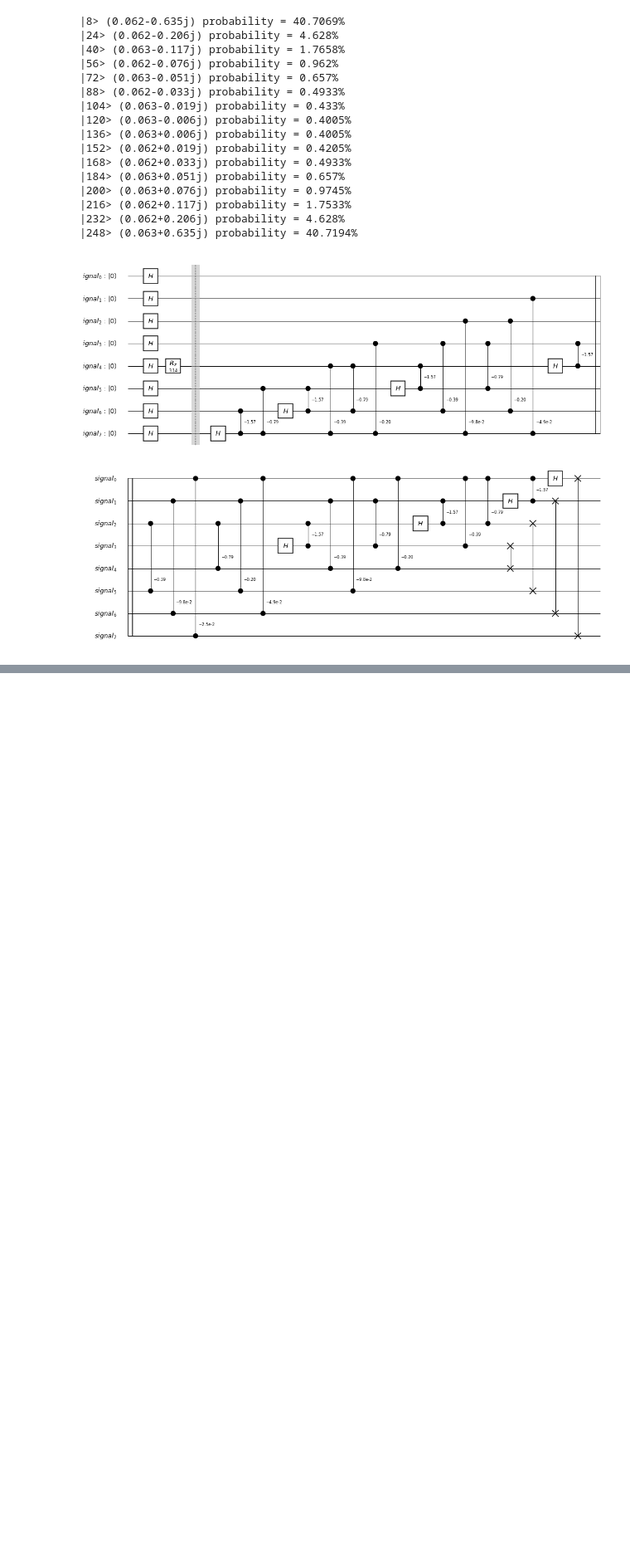
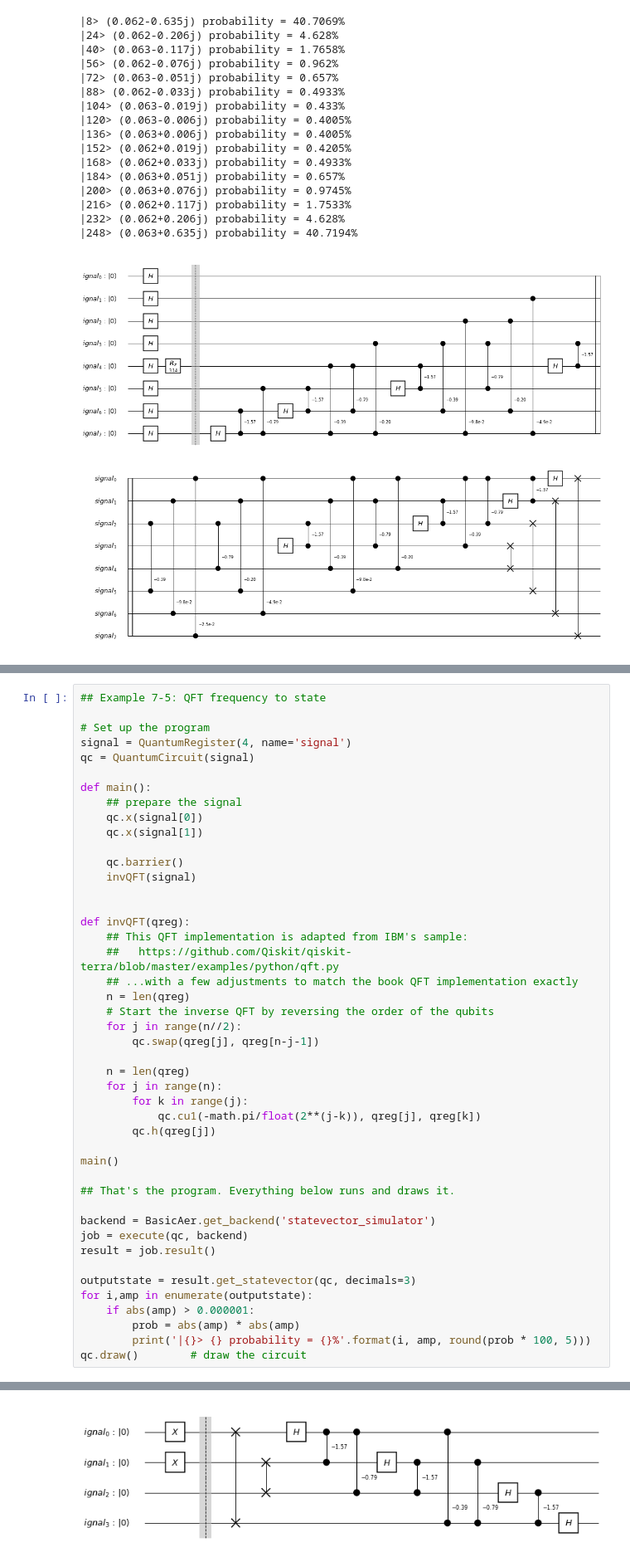
Before and after one commit to oreilly-qc/oreilly-qc.github.io, a Jupyter notebook: samples/Qiskit/Chapter7-samples.ipynb, the cells around one changed output, grey strips where cells are left out. Shown at 83% size. Drawn from its saved outputs; the diff is of its cells as text; blank space fills up the shorter version.

Commit message:
[qiskit] All ch7 samples complete!

```diff
--- a/samples/Qiskit/Chapter7-samples.ipynb
+++ b/samples/Qiskit/Chapter7-samples.ipynb
@@ -252,0 +223,46 @@ qc.draw()        # draw the circuit
+# %%
+## Example 7-5: QFT frequency to state
+
+# Set up the program
+signal = QuantumRegister(4, name='signal')
+qc = QuantumCircuit(signal)
+
+def main():
+    ## prepare the signal
+    qc.x(signal[0])
+    qc.x(signal[1])
+
+    qc.barrier()
+    invQFT(signal)
+
+
+def invQFT(qreg):
+    ## This QFT implementation is adapted from IBM's sample:
+    ##   https://github.com/Qiskit/qiskit-terra/blob/master/examples/python/qft.py
+    ## ...with a few adjustments to match the book QFT implementation exactly
+    n = len(qreg)
+    # Start the inverse QFT by reversing the order of the qubits
+    for j in range(n//2):
+        qc.swap(qreg[j], qreg[n-j-1])
+
+    n = len(qreg)
+    for j in range(n):
+        for k in range(j):
+            qc.cu1(-math.pi/float(2**(j-k)), qreg[j], qreg[k])
+        qc.h(qreg[j])
+
+main()
+
+## That's the program. Everything below runs and draws it.
+
+backend = BasicAer.get_backend('statevector_simulator')
+job = execute(qc, backend)
+result = job.result()
+
+outputstate = result.get_statevector(qc, decimals=3)
+for i,amp in enumerate(outputstate):
+    if abs(amp) > 0.000001:
+        prob = abs(amp) * abs(amp)
+        print('|{}> {} probability = {}%'.format(i, amp, round(prob * 100, 5)))
+qc.draw()        # draw the circuit
+# %% [output]
@@ -252,0 +285 @@ qc.draw()        # draw the circuit
+[figure, added]
```
Also changed, not shown: parts of 6 cells of this notebook, 3 other files.
